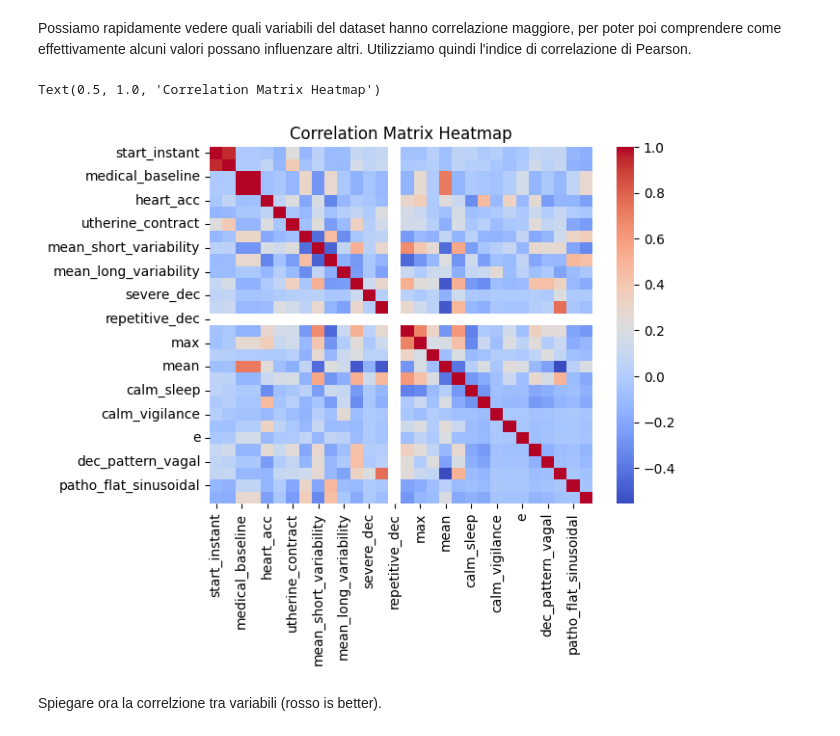
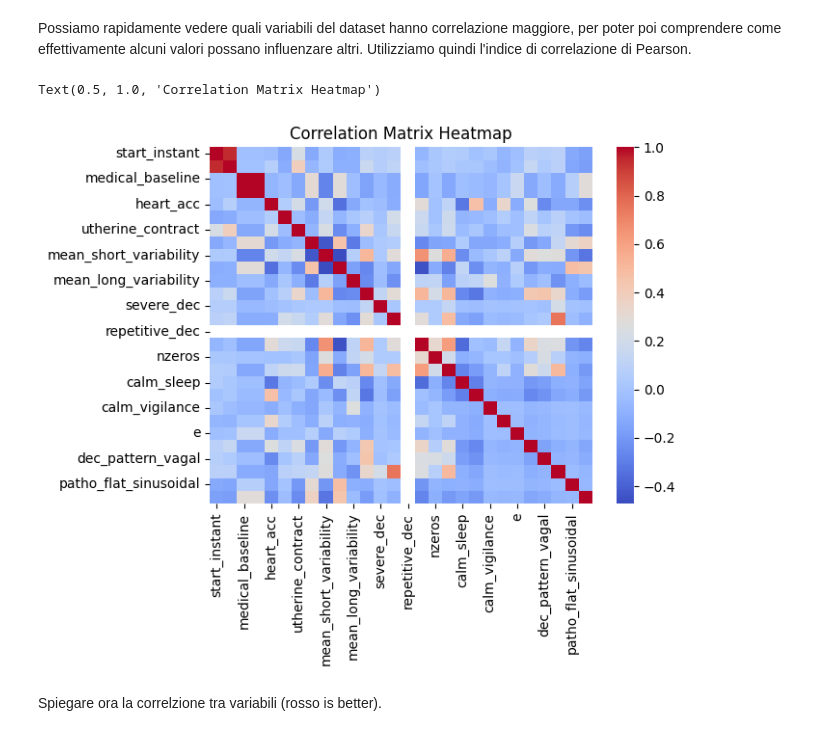
Before and after one commit to S-furi/CardioML, a Jupyter notebook: notebooks/cardio_ml.ipynb, the cells around one changed output. Cells and saved outputs as stored; diff of their text form; code cells hidden in the pictures.

Commit message:
removed max and mean from heatmap

```diff
--- a/notebooks/cardio_ml.ipynb
+++ b/notebooks/cardio_ml.ipynb
@@ -182,13 +182,13 @@ Il dataset è ora utilizzabile per procedere con l'analisi esplorativa.
 # %% [markdown]
 Possiamo rapidamente vedere quali variabili del dataset hanno correlazione maggiore, per poter poi comprendere come effettivamente alcuni valori possano influenzare altri. Utilizziamo quindi l'indice di correlazione di Pearson.
 # %%
-corr_matrix = raw_df.drop(columns=['min', 'nmax', 'mode', 'median']) \
+corr_matrix = raw_df.drop(columns=['min', 'mean', 'max','nmax', 'mode', 'median']) \
     .corr(method="pearson")
 
 sns.heatmap(corr_matrix, cmap="coolwarm")
 plt.title("Correlation Matrix Heatmap")
 # %% [output]
 Text(0.5, 1.0, 'Correlation Matrix Heatmap')
-[figure, old version]
+[figure, new version]
 # %% [markdown]
 Spiegare ora la correlzione tra variabili (rosso is better).
```
